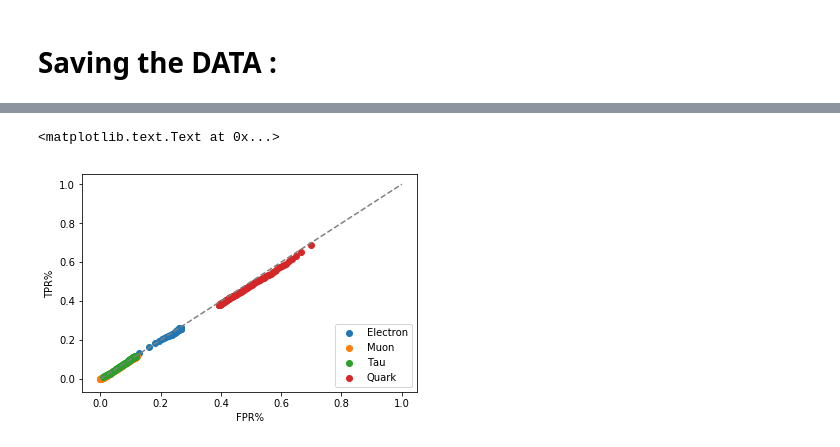
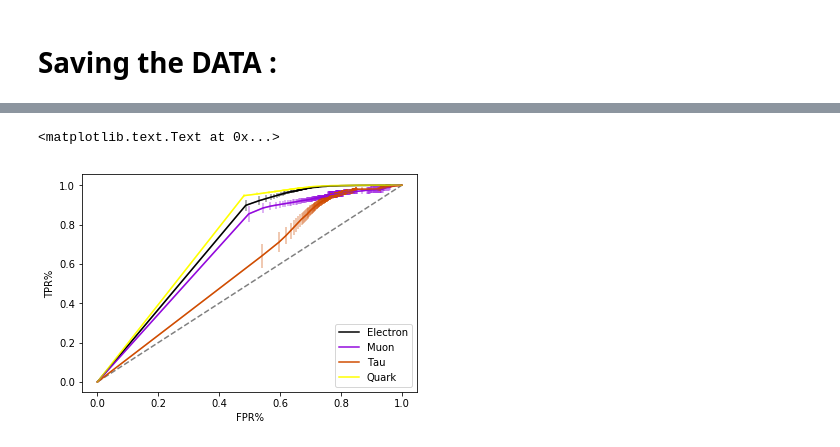
Before and after one commit to yurimullergomes/python_summer_camp_2018, a Jupyter notebook: cross-validation-MLP-LEP.ipynb, the cells around one changed output, grey strips where cells are left out. Cells and saved outputs as stored; diff of their text form; code cells hidden in the pictures.

```diff
--- a/cross-validation-MLP-LEP.ipynb
+++ b/cross-validation-MLP-LEP.ipynb
@@ -6,7 +6,7 @@ import pandas as pd
 import matplotlib.pyplot as plt
 import pandas as pd
 %matplotlib inline
-
+K=5
 CATEGORIES = ['Electron','Muon','Tau','Quark']
 # %%
 pickle_in = open("XLEP.pickle","rb")
@@ -271,0 +253,7 @@ for th in threshold:
+# %%
+df_final00 = pd.concat([pd_y_test,pd.DataFrame({'y_pred':y_pred[0]}),pd.DataFrame({'y_prob':y_prob[0]})], axis=1)
+df_final11 = pd.concat([pd_y_test,pd.DataFrame({'y_pred':y_pred[1]}),pd.DataFrame({'y_prob':y_prob[1]})], axis=1)
+df_final22 = pd.concat([pd_y_test,pd.DataFrame({'y_pred':y_pred[2]}),pd.DataFrame({'y_prob':y_prob[2]})], axis=1)
+df_final33 = pd.concat([pd_y_test,pd.DataFrame({'y_pred':y_pred[3]}),pd.DataFrame({'y_prob':y_prob[3]})], axis=1)
+df_final44 = pd.concat([pd_y_test,pd.DataFrame({'y_pred':y_pred[4]}),pd.DataFrame({'y_prob':y_prob[4]})], axis=1)
+df_list =[df_final00,df_final11,df_final22,df_final33,df_final44] #40000 test events
@@ -272,15 +351,39 @@ for th in threshold:
+# %%
+TPR_ave = []
+FPR_ave = []
+for i in range(len(CATEGORIES)):
+    ccc=[]
+    ddd=[]
+    for j in range(shift):
+        ccc.append(np.average([TPR_final[k][i][j] for k in range(K)]))
+        ddd.append(np.average([FPR_final[k][i][j] for k in range(K)]))
+    TPR_ave.append(ccc)
+    FPR_ave.append(ddd)
+# %%
+TPR_std = []
+FPR_std = []
+for i in range(len(CATEGORIES)):
+    ccc=[]
+    ddd=[]
+    for j in range(shift):
+        ccc.append(np.std([TPR_final[k][i][j] for k in range(K)]))
+        ddd.append(np.std([FPR_final[k][i][j] for k in range(K)]))
+    TPR_std.append(ccc)
+    FPR_std.append(ddd)
 # %%
-x_lin = np.linspace(0.0, 1.0, sh)
-y0 =[[TP_final[i][j]/(TP_final[i][j]+FN_final[i][j]) for i in range(sh)]for j in range(len(CATEGORIES))]
-x0 = [[FP_final[i][j]/(FP_final[i][j]+ TN_final[i][j]) for i in range(sh)]for j in range(len(CATEGORIES))]
+x_lin = np.linspace(0., 1, shift)
+number = len(CATEGORIES)
+cmap = plt.get_cmap('gnuplot')
+colors = [cmap(i) for i in np.linspace(0, 1, number)]
 
 fig, ax = plt.subplots()
-ax.plot(x_lin, x_lin , '--',color = 'gray',)
-for j in range(len(CATEGORIES)):
-    plt.scatter(x0[j],y0[j],label= CATEGORIES[j])
+ax.plot(x_lin, x_lin , '--',color = 'gray')
+for j , color in enumerate(colors, start=0):
+    plt.plot(FPR_ave[j],TPR_ave[j],color = color,label= CATEGORIES[j])#xerr=FPR_std[j],
+    plt.errorbar(FPR_ave[j],TPR_ave[j],yerr=TPR_std[j],color = color,alpha=0.4)
     plt.legend(loc='lower right',fontsize=10)
 plt.xlabel('FPR%')
 plt.ylabel('TPR%')
 # %% [output]
 <matplotlib.text.Text at 0x...>
-[figure, old version]
+[figure, new version]
```
Also changed, not shown: parts of 28 cells of this notebook, 1 other file.
